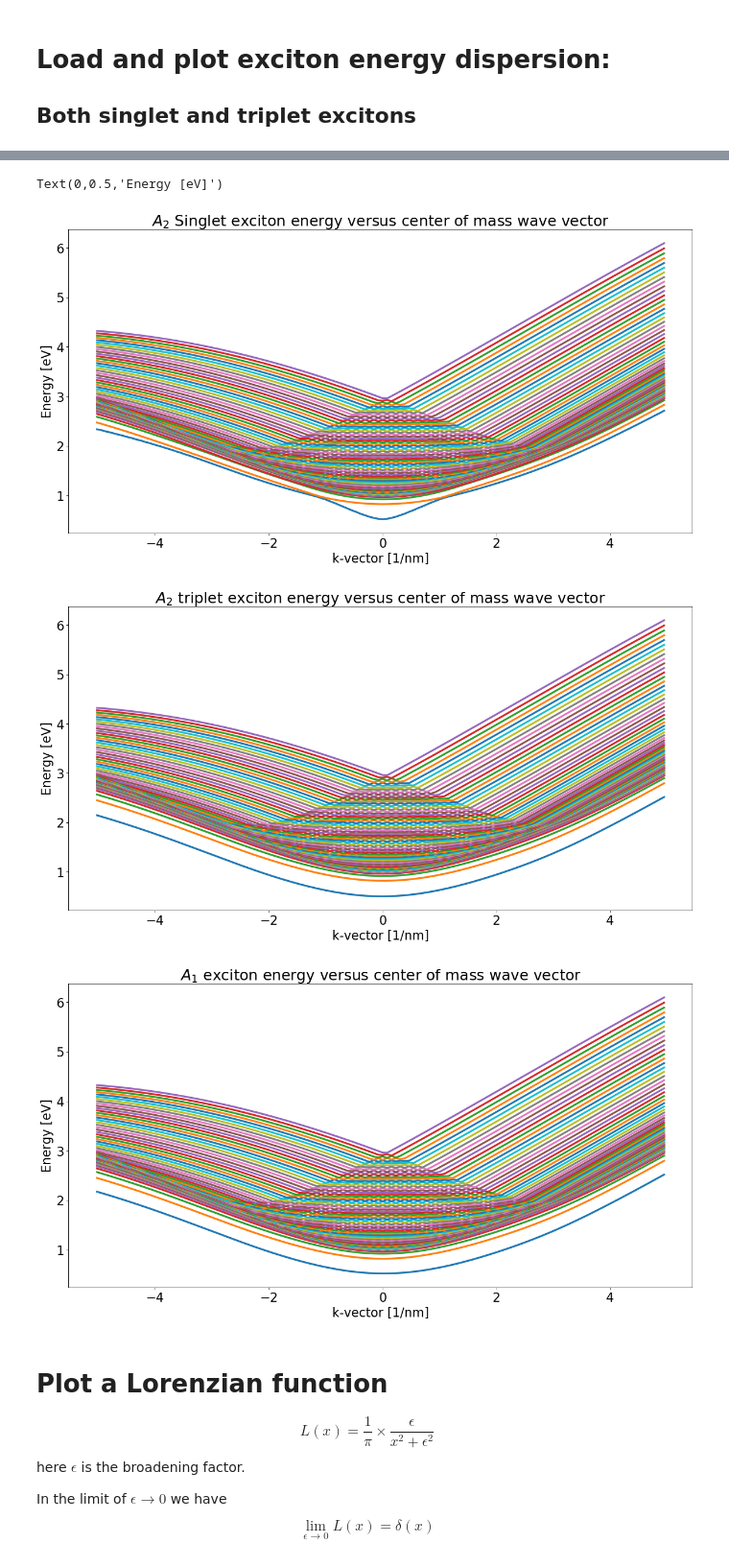
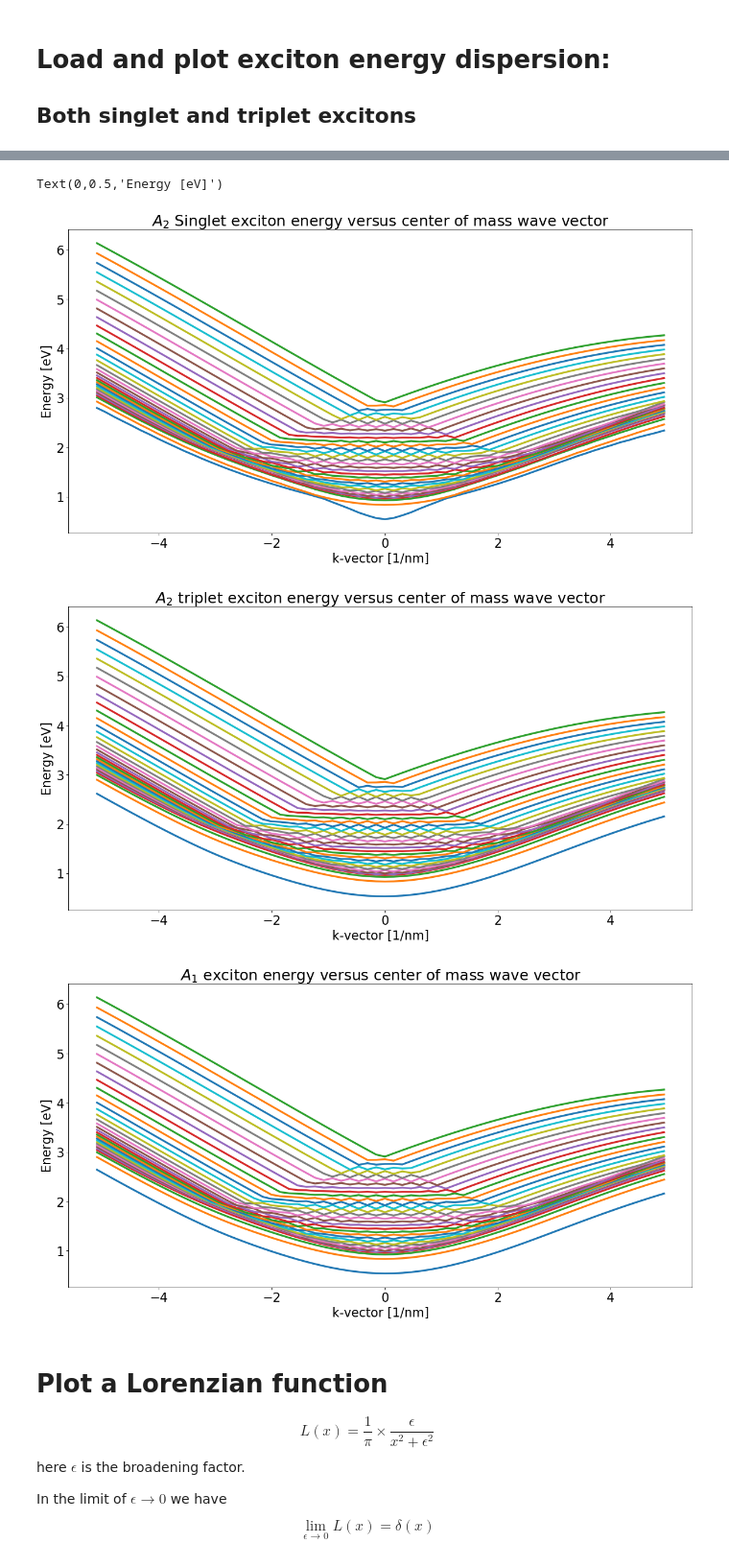
Before and after one commit to amirhosseindavoody/carbon_nanotube_exciton_energy, a Jupyter notebook: cpp/visualize_all.ipynb, the cells around one changed output, grey strips where cells are left out. Shown at 96% size. Drawn from its saved outputs; the diff is of its cells as text; code cells hidden in the pictures.

```diff
--- a/cpp/visualize_all.ipynb
+++ b/cpp/visualize_all.ipynb
@@ -122,10 +125,10 @@ Text(0,0.5,'energy [eV]')
 # %% [markdown]
 # Plot polarization: $\Pi(q)$
 # %%
-directory = "/Users/amirhossein/research/exciton_energy"
+directory = os.path.join("/Users/amirhossein/research/exciton_energy",cnt_name)
 
 # load q_vector
-filename = os.path.join(directory,"cnt1.PI_q_vec.dat")
+filename = os.path.join(directory,"PI_q_vec.dat")
 f = open(filename,mode='r')
 line = f.readline()
 line = f.readline() # second line contains the shape of the cube
@@ -136,7 +139,7 @@ q_vec = np.empty(dims)
 q_vec = data/1e9
 
 # load and plot polarization vq
-filename = os.path.join(directory,"cnt1.PI.dat")
+filename = os.path.join(directory,"PI.dat")
 f = open(filename,mode='r')
 line = f.readline()
 line = f.readline() # second line contains the shape of the cube
@@ -183,10 +186,10 @@ Text(0,0.5,'dielectric function')
 # Load and plot dielectric function $\epsilon(q)$
 Load data from what was calculated by `cpp` code
 # %%
-directory = "/Users/amirhossein/research/exciton_energy"
+directory = os.path.join("/Users/amirhossein/research/exciton_energy",cnt_name)
 
 # load q_vector
-filename = os.path.join(directory,"cnt1.eps_q_vec.dat")
+filename = os.path.join(directory,"eps_q_vec.dat")
 f = open(filename,mode='r')
 line = f.readline()
 line = f.readline() # second line contains the shape of the cube
@@ -197,7 +200,7 @@ q_vec = np.empty(dims)
 q_vec = data/1e9
 
 # load and plot dielectric function
-filename = os.path.join(directory,"cnt1.eps.dat")
+filename = os.path.join(directory,"eps.dat")
 f = open(filename,mode='r')
 line = f.readline()
 line = f.readline() # second line contains the shape of the cube
@@ -226,12 +229,12 @@ Text(0,0.5,'Dielectric function')
 # Load and plot exciton energy dispersion:
 ## Both singlet and triplet excitons
 # %%
-directory = "/Users/amirhossein/research/exciton_energy"
+directory = os.path.join("/Users/amirhossein/research/exciton_energy",cnt_name)
 
 ######################################
 # load q_vector
 ######################################
-filename = os.path.join(directory,"cnt1.exciton_k_cm_vec.dat")
+filename = os.path.join(directory,"exciton_k_cm_vec.dat")
 f = open(filename,mode='r')
 line = f.readline()
 line = f.readline() # second line contains the shape of the cube
@@ -244,7 +247,7 @@ k_cm_vec = data/1e9
 ######################################
 # load and plot A2 singlet exciton energy
 ######################################
-filename = os.path.join(directory,"cnt1.ex_energy_A2_singlet.dat")
+filename = os.path.join(directory,"ex_energy_A2_singlet.dat")
 f = open(filename,mode='r')
 line = f.readline()
 line = f.readline() # second line contains the shape of the cube
@@ -271,7 +274,7 @@ plt.ylabel('Energy [eV]', size=20)
 ######################################
 # load and plot A2 triplet exciton energy
 ######################################
-filename = os.path.join(directory,"cnt1.ex_energy_A2_triplet.dat")
+filename = os.path.join(directory,"ex_energy_A2_triplet.dat")
 f = open(filename,mode='r')
 line = f.readline()
 line = f.readline() # second line contains the shape of the cube
@@ -298,7 +301,7 @@ plt.ylabel('Energy [eV]', size=20)
 ######################################
 # load and plot A1 exciton energy
 ######################################
-filename = os.path.join(directory,"cnt1.ex_energy_A1.dat")
+filename = os.path.join(directory,"ex_energy_A1.dat")
 f = open(filename,mode='r')
 line = f.readline()
 line = f.readline() # second line contains the shape of the cube
@@ -328,7 +331,7 @@ dimensions are [130, 65]
 Text(0,0.5,'Energy [eV]')
-[figure, old version]
+[figure, new version]
-[figure, old version]
+[figure, new version]
-[figure, old version]
+[figure, new version]
 # %% [markdown]
 # Plot a Lorenzian function
 $$L(x) = \frac{1}{\pi} \times \frac{\epsilon}{x^2+\epsilon^2}$$
```
Also changed, not shown: parts of 7 cells of this notebook, 5 other files.
